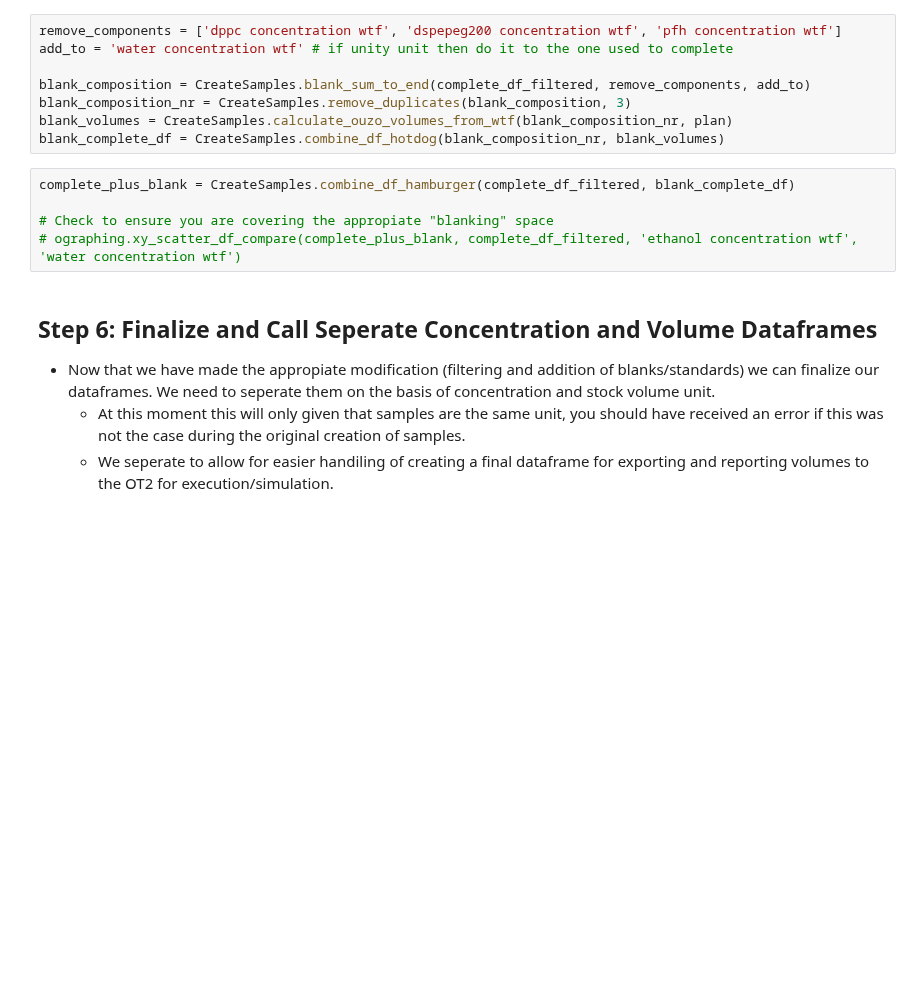
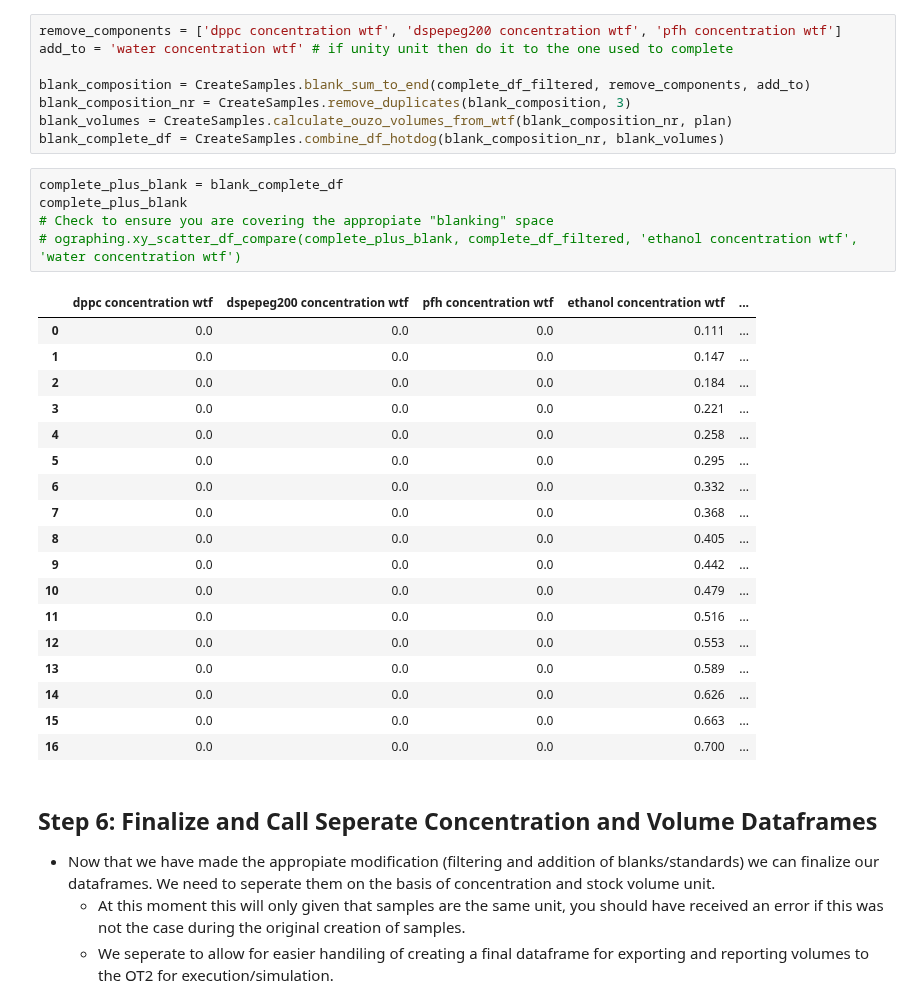
Before and after one commit to pozzo-research-group/OT2-DOE, a Jupyter notebook: PlanPrepareProcess/Plan and Execute Synthesis Notebook.ipynb, the cells around one changed output. Saved outputs shown, nothing was run; the diff lists cells and outputs as text; blank space fills up the shorter version.

```diff
--- a/PlanPrepareProcess/Plan and Execute Synthesis Notebook.ipynb
+++ b/PlanPrepareProcess/Plan and Execute Synthesis Notebook.ipynb
@@ -123,10 +123,29 @@ blank_composition_nr = CreateSamples.remove_duplicates(blank_composition, 3)
 blank_volumes = CreateSamples.calculate_ouzo_volumes_from_wtf(blank_composition_nr, plan)
 blank_complete_df = CreateSamples.combine_df_hotdog(blank_composition_nr, blank_volumes)
 # %%
-complete_plus_blank = CreateSamples.combine_df_hamburger(complete_df_filtered, blank_complete_df)
-
+complete_plus_blank = blank_complete_df
+complete_plus_blank
 # Check to ensure you are covering the appropiate "blanking" space
 # ographing.xy_scatter_df_compare(complete_plus_blank, complete_df_filtered, 'ethanol concentration wtf', 'water concentration wtf')
+# %% [output]
+|  | dppc concentration wtf | dspepeg200 concentration wtf | pfh concentration wtf | ethanol concentration wtf | ... |
+| 0 | 0.0 | 0.0 | 0.0 | 0.111 | ... |
+| 1 | 0.0 | 0.0 | 0.0 | 0.147 | ... |
+| 2 | 0.0 | 0.0 | 0.0 | 0.184 | ... |
+| 3 | 0.0 | 0.0 | 0.0 | 0.221 | ... |
+| 4 | 0.0 | 0.0 | 0.0 | 0.258 | ... |
+| 5 | 0.0 | 0.0 | 0.0 | 0.295 | ... |
+| 6 | 0.0 | 0.0 | 0.0 | 0.332 | ... |
+| 7 | 0.0 | 0.0 | 0.0 | 0.368 | ... |
+| 8 | 0.0 | 0.0 | 0.0 | 0.405 | ... |
+| 9 | 0.0 | 0.0 | 0.0 | 0.442 | ... |
+| 10 | 0.0 | 0.0 | 0.0 | 0.479 | ... |
+| 11 | 0.0 | 0.0 | 0.0 | 0.516 | ... |
+| 12 | 0.0 | 0.0 | 0.0 | 0.553 | ... |
+| 13 | 0.0 | 0.0 | 0.0 | 0.589 | ... |
+| 14 | 0.0 | 0.0 | 0.0 | 0.626 | ... |
+| 15 | 0.0 | 0.0 | 0.0 | 0.663 | ... |
+| 16 | 0.0 | 0.0 | 0.0 | 0.700 | ... |
 # %% [markdown]
 ## Step 6: Finalize and Call Seperate Concentration and Volume Dataframes
 * Now that we have made the appropiate modification (filtering and addition of blanks/standards) we can finalize our dataframes. We need to seperate them on the basis of concentration and stock volume unit.
```
Also changed, not shown: parts of 6 cells of this notebook, 10 other files.
